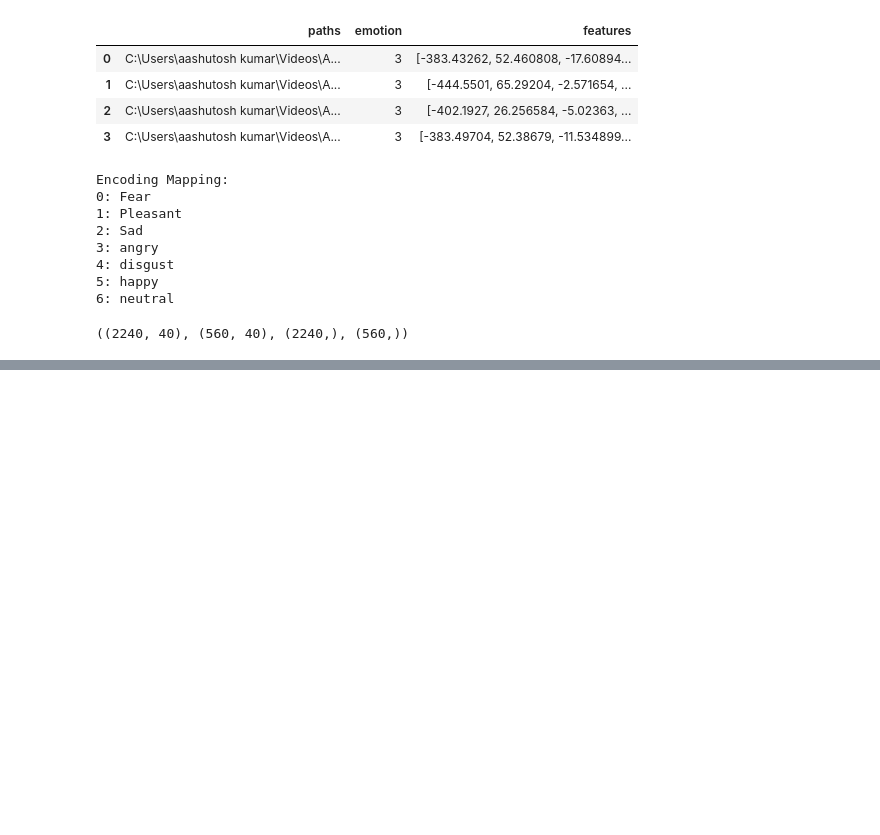
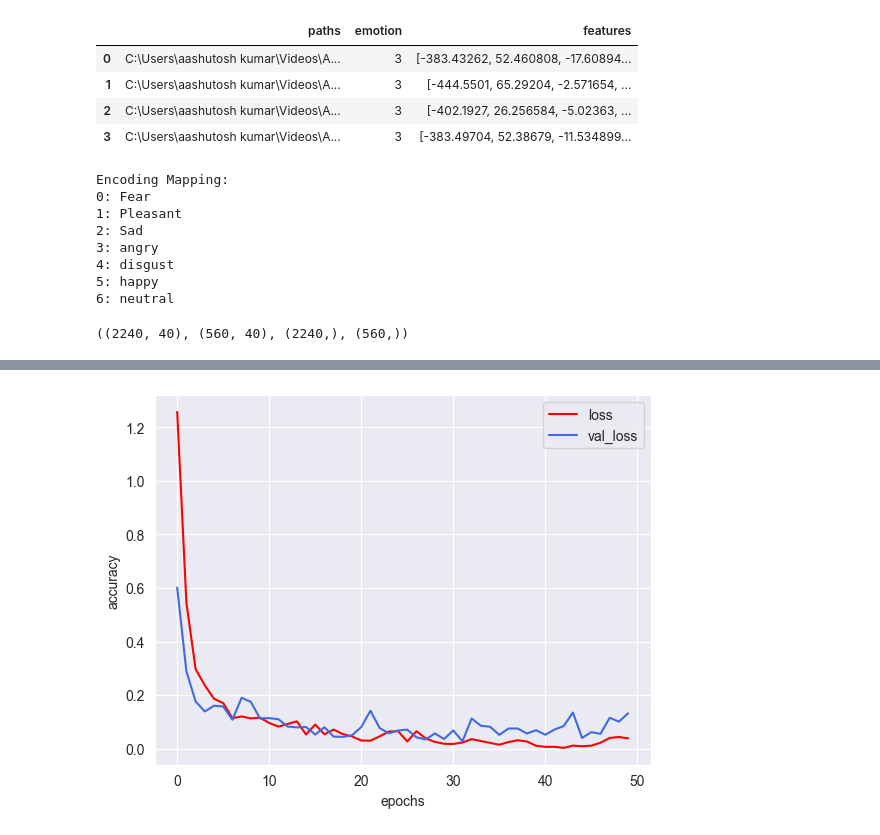
Before and after one commit to Ash2809/Speech-Emotion-Recognition, a Jupyter notebook: rec.ipynb, the cells around one changed output, grey strips where cells are left out. Cells and saved outputs as stored; diff of their text form; code cells hidden in the pictures; blank space fills up the shorter version.

```diff
--- a/rec.ipynb
+++ b/rec.ipynb
@@ -136,0 +201,9 @@ x_train.shape, x_test.shape, y_train.shape, y_test.shape
+# %%
+plt.plot(history.history["loss"],color = "red")
+plt.plot(history.history["val_loss"], color = "royalblue")
+plt.xlabel('epochs')
+plt.ylabel('accuracy')
+plt.legend(["loss", "val_loss"])
+plt.show()
+# %% [output]
+[figure, added]
```
Also changed, not shown: parts of 4 cells of this notebook, 1 other file.
